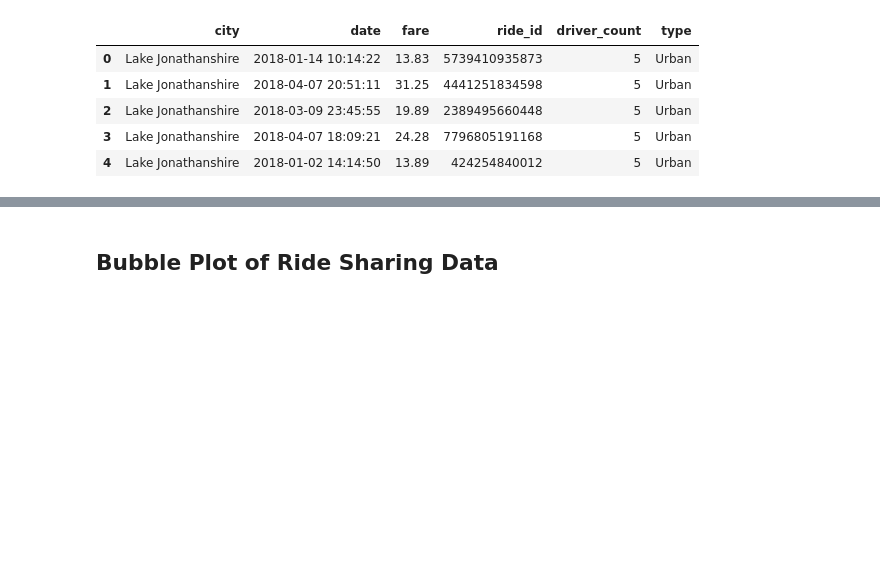
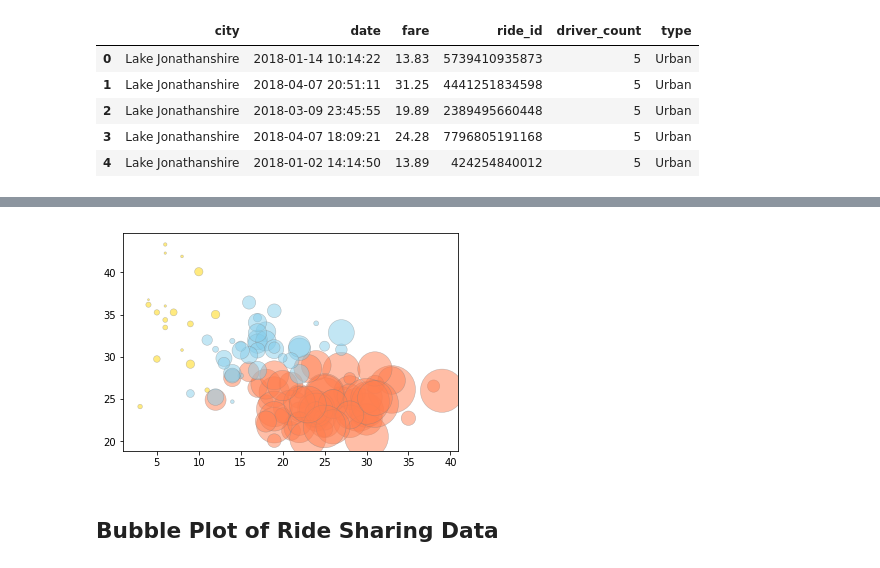
Before and after one commit to jpastell/DataAnalysisBootCamp, a Jupyter notebook: Python/matplotlib/pyber_starter.ipynb, the cells around one changed output, grey strips where cells are left out. Drawn from its saved outputs; the diff is of its cells as text; code cells hidden in the pictures; blank space fills up the shorter version.

Commit message:
Update pyber_starter.ipynb
Adding labels and colors to the plot

```diff
--- a/Python/matplotlib/pyber_starter.ipynb
+++ b/Python/matplotlib/pyber_starter.ipynb
@@ -73,3 +38,57 @@ plt.show()
+# %%
+#Named tutple used for the data frame and plotting
+__PyberData__ = collections.namedtuple('__PyberData__',
+                                       ['avg',
+                                        'rides',
+                                        'drivers',
+                                        'type'])
+
+PyberData = __PyberData__("Average Fare ($) Per City",
+                          "Number of rides per city",
+                          "Total Number of Drivers (Per City)",
+                          "Type")
+
+#Data manipulation for further plotting
+#[-]Average Fare ($) Per City
+avg_per_city = round(pyber_data.groupby("city").mean()["fare"],2)
+#[-]Total Number of Rides Per City
+total_rides = pyber_data.groupby("city").count()["ride_id"]
+#[-]Total Number of Drivers Per City
+total_driver = pyber_data.groupby("city").sum()["driver_count"]
+#[-]Color
+type_city = pd.DataFrame(pyber_data[["city","type"]])
+type_city.drop_duplicates(inplace=True)
+type_city.set_index("city", inplace=True)
+ride_type = type_city["type"]
+#Data frame creation
+#Create a data frame that encapsulate all the information
+city_info_df = pd.DataFrame({PyberData.avg:avg_per_city,
+                             PyberData.rides:total_rides,
+                             PyberData.drivers:total_driver,
+                             PyberData.type:ride_type})
+#Figure for the plot
+bubbles_mpl = plt.figure
+
+#Creates a dictionary to store color settings
+plot_color_cfg = {"Urban": "Coral",
+                  "Suburban": "SkyBlue",
+                  "Rural":"Gold"}
+
+for ride_type, color in  plot_color_cfg.items():
+    #Creat ethe query to get the data
+    query = f"Type == \"{ride_type}\""
+    #query the data
+    temp_df = city_info_df.query(query)
+    plt.scatter(x=temp_df[PyberData.rides],
+                y=temp_df[PyberData.avg],
+                s=temp_df[PyberData.drivers],
+                c=color,
+                label=ride_type,
+                alpha=0.5,
+                edgecolor="grey",
+                linewidth=0.5)
+# %% [output]
+[figure, added]
 # %% [markdown]
 ## Bubble Plot of Ride Sharing Data
 # %%
```
Also changed, not shown: parts of 4 cells of this notebook.
